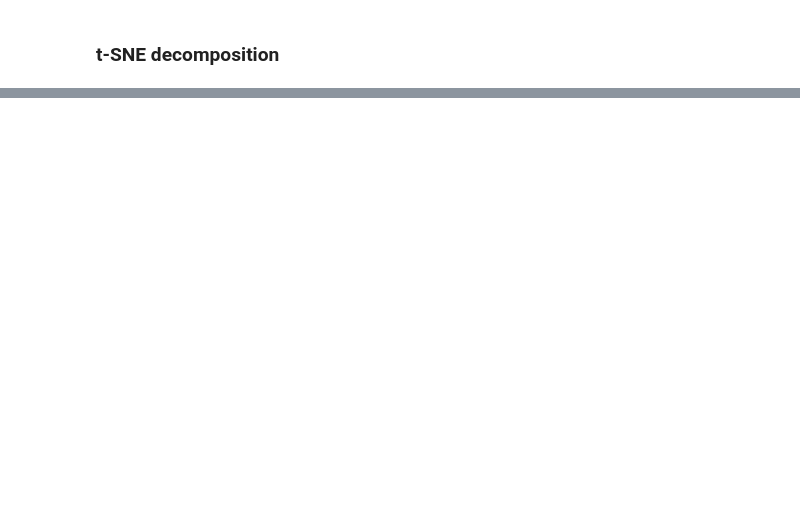
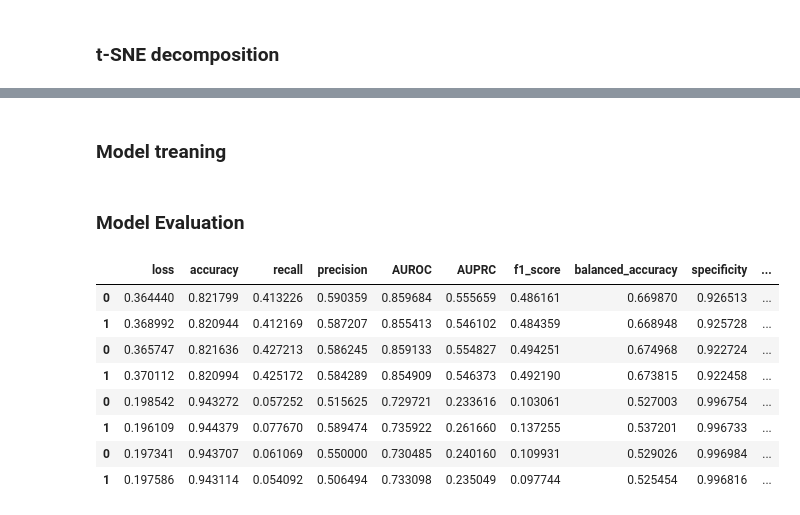
Before and after one commit to ndrep/bioinformatics, a Jupyter notebook: Bioinformatic_project.ipynb, the cells around one changed output, grey strips where cells are left out. Saved outputs shown, nothing was run; the diff lists cells and outputs as text; code cells hidden in the pictures; blank space fills up the shorter version.

```diff
--- a/Bioinformatic_project.ipynb
+++ b/Bioinformatic_project.ipynb
@@ -680,0 +712,2 @@ def build_binary_classification_ffnn(
+# %% [markdown]
+### Model treaning
@@ -680,0 +810,2 @@ def build_binary_classification_ffnn(
+# %% [markdown]
+### Model Evaluation
@@ -680,0 +871,12 @@ def build_binary_classification_ffnn(
+# %%
+all_binary_classification_performance
+# %% [output]
+|  | loss | accuracy | recall | precision | AUROC | AUPRC | f1_score | balanced_accuracy | specificity | ... |
+| 0 | 0.364440 | 0.821799 | 0.413226 | 0.590359 | 0.859684 | 0.555659 | 0.486161 | 0.669870 | 0.926513 | ... |
+| 1 | 0.368992 | 0.820944 | 0.412169 | 0.587207 | 0.855413 | 0.546102 | 0.484359 | 0.668948 | 0.925728 | ... |
+| 0 | 0.365747 | 0.821636 | 0.427213 | 0.586245 | 0.859133 | 0.554827 | 0.494251 | 0.674968 | 0.922724 | ... |
+| 1 | 0.370112 | 0.820994 | 0.425172 | 0.584289 | 0.854909 | 0.546373 | 0.492190 | 0.673815 | 0.922458 | ... |
+| 0 | 0.198542 | 0.943272 | 0.057252 | 0.515625 | 0.729721 | 0.233616 | 0.103061 | 0.527003 | 0.996754 | ... |
+| 1 | 0.196109 | 0.944379 | 0.077670 | 0.589474 | 0.735922 | 0.261660 | 0.137255 | 0.537201 | 0.996733 | ... |
+| 0 | 0.197341 | 0.943707 | 0.061069 | 0.550000 | 0.730485 | 0.240160 | 0.109931 | 0.529026 | 0.996984 | ... |
+| 1 | 0.197586 | 0.943114 | 0.054092 | 0.506494 | 0.733098 | 0.235049 | 0.097744 | 0.525454 | 0.996816 | ... |
```
Also changed, not shown: parts of 27 cells of this notebook.
